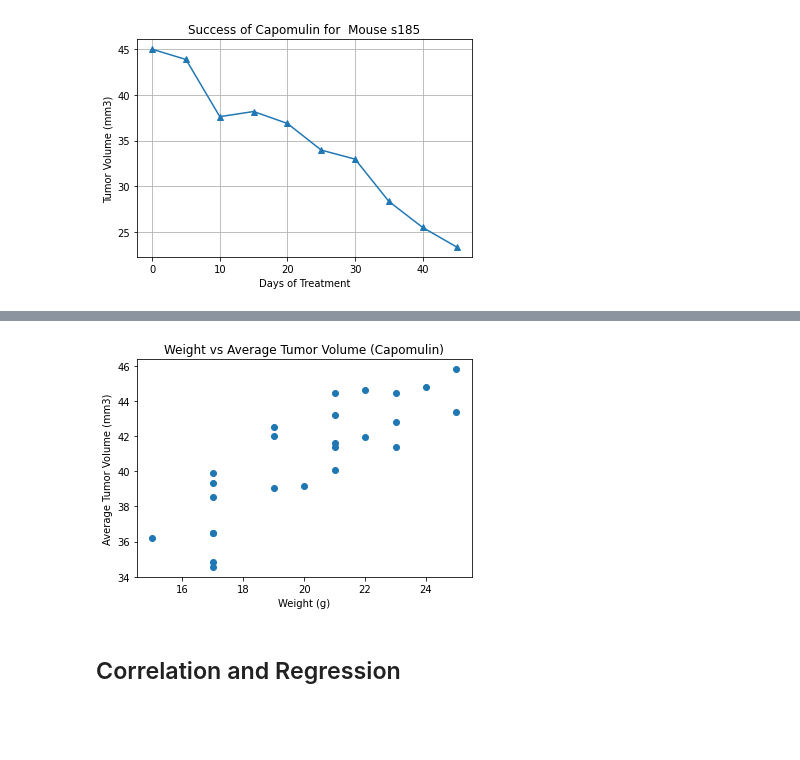
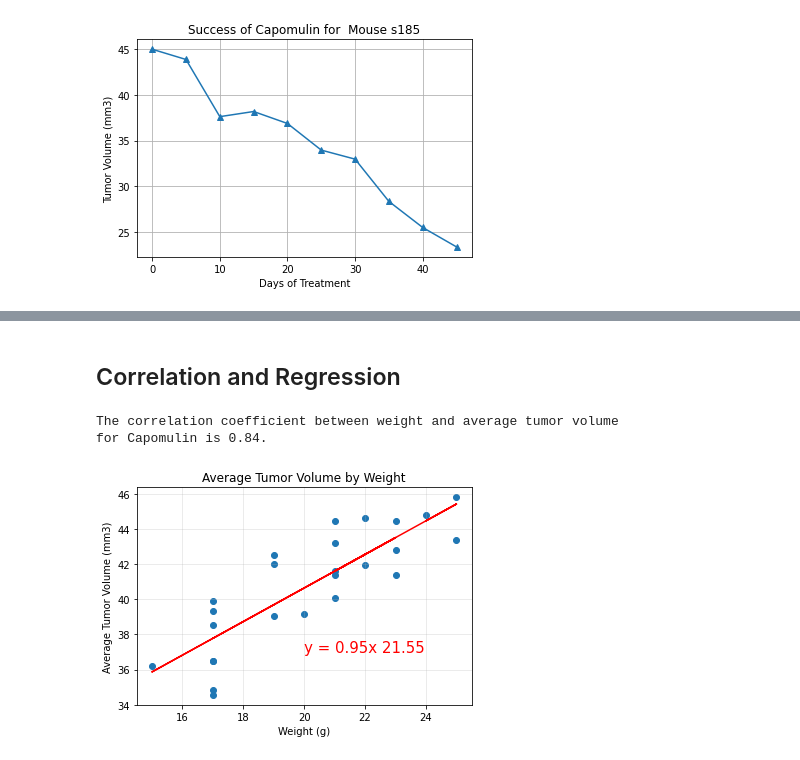
Before and after one commit to jakewmayfield/Matplotlib-Pymaceuticals, a Jupyter notebook: Pymaceuticals-Matplotlib.ipynb, the cells around one changed output, grey strips where cells are left out. Drawn from its saved outputs; the diff is of its cells as text; code cells hidden in the pictures; blank space fills up the shorter version.

```diff
--- a/Pymaceuticals-Matplotlib.ipynb
+++ b/Pymaceuticals-Matplotlib.ipynb
@@ -298,11 +291,2 @@ final_t_vol_vs_weight
-# %%
-#scatter plot
-plt.scatter(final_t_vol_vs_weight['Weight (g)'], final_t_vol_vs_weight['Average Tumor Volume'])
-plt.xlabel("Weight (g)")
-plt.ylabel('Average Tumor Volume (mm3)')
-plt.title('Weight vs Average Tumor Volume (Capomulin)')
-plt.show()
-# %% [output]
-[figure, removed]
 # %% [markdown]
 ## Correlation and Regression
@@ -311,0 +293,34 @@ plt.show()
+# %%
+# Calculate the correlation coefficient and linear regression model
+# for mouse weight and average tumor volume for the Capomulin regimen
+
+#set variables for x & y for convenience
+x=final_t_vol_vs_weight['Weight (g)']
+y=final_t_vol_vs_weight['Average Tumor Volume']
+
+correlation = st.pearsonr(x,y)
+print(f"""The correlation coefficient between weight and average tumor volume
+for Capomulin is {round(correlation[0],2)}.""")
+
+# Calculate linear regression
+(slope, intercept, rvalue, pvalue, stderr) = linregress(x, y)
+slope_form = x * slope + intercept
+line_eq = f"y = {str(round(slope,2))}x {str(round(intercept,2))}"
+
+#repolot scatter
+plt.scatter(x,y)
+plt.plot(x,slope_form,"r-")
+
+#add formula to graph
+plt.annotate(line_eq,(20,37),fontsize=15,color="red")
+
+# Add labels and title to plot
+plt.xlabel("Weight (g)")
+plt.ylabel("Average Tumor Volume (mm3)")
+plt.title('Average Tumor Volume by Weight')
+plt.grid(alpha=.3)
+plt.show()
+# %% [output]
+The correlation coefficient between weight and average tumor volume
+for Capomulin is 0.84.
+[figure, added]
```
Also changed, not shown: parts of 21 cells of this notebook.
